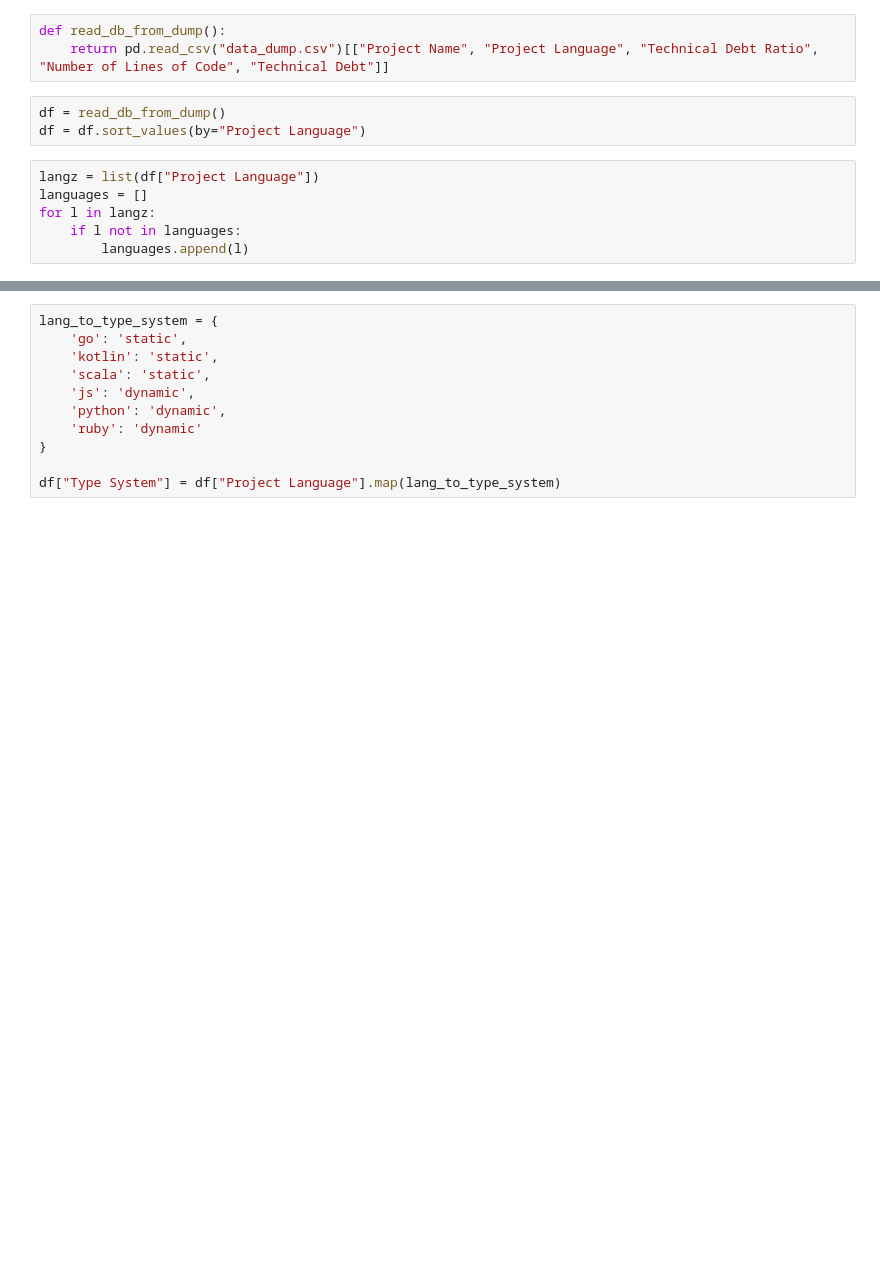
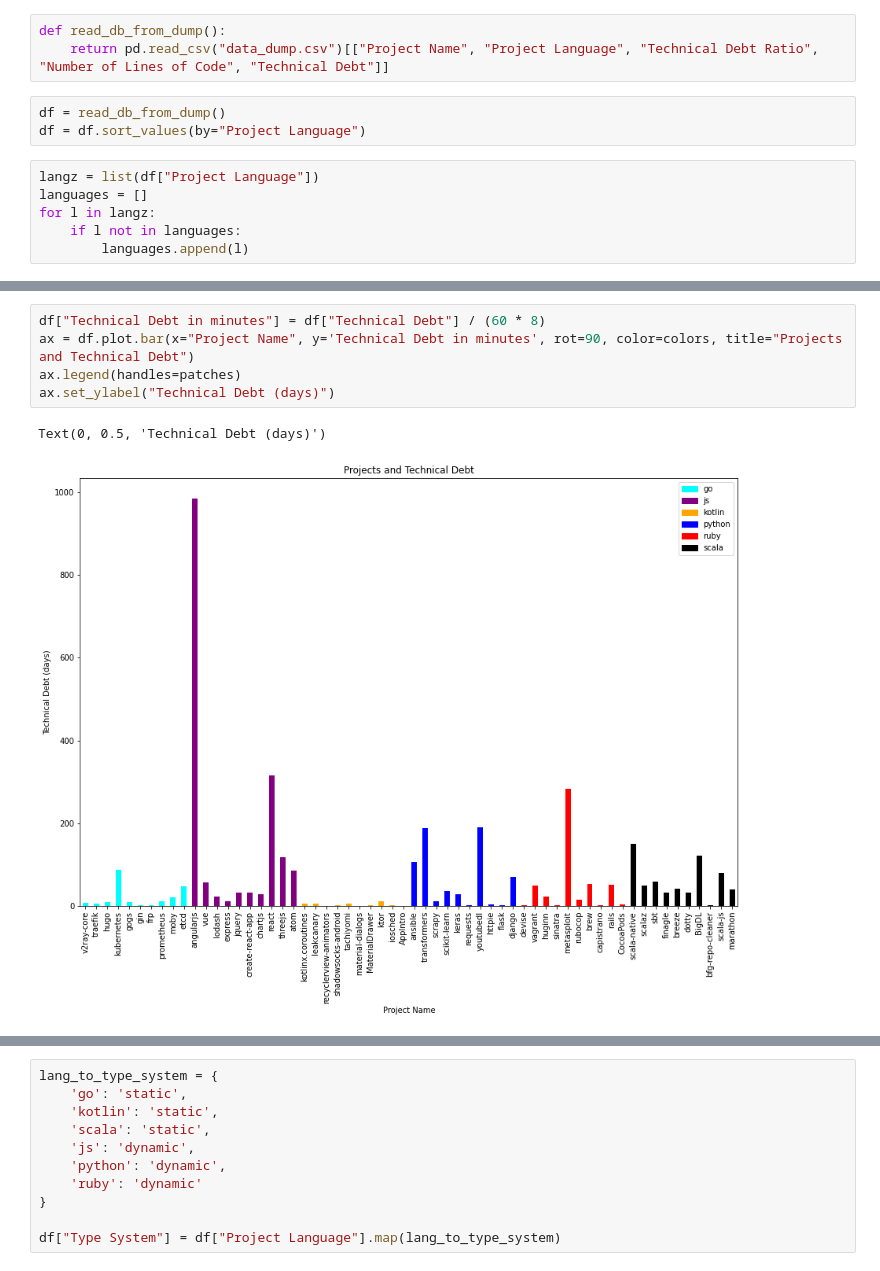
Before and after one commit to rhaeguard/static-vs-dynamic-research-project, a Jupyter notebook: scripts/data-collection/visualize.ipynb, the cells around one changed output, grey strips where cells are left out. Drawn from its saved outputs; the diff is of its cells as text; blank space fills up the shorter version.

```diff
--- a/scripts/data-collection/visualize.ipynb
+++ b/scripts/data-collection/visualize.ipynb
@@ -38,3 +40,11 @@ ax.get_figure().savefig('tdr.jpg')
+# %%
+df["Technical Debt in minutes"] = df["Technical Debt"] / (60 * 8)
+ax = df.plot.bar(x="Project Name", y='Technical Debt in minutes', rot=90, color=colors, title="Projects and Technical Debt")
+ax.legend(handles=patches)
+ax.set_ylabel("Technical Debt (days)")
+# %% [output]
+Text(0, 0.5, 'Technical Debt (days)')
+[figure, added]
 # %%
 plt.rcParams["figure.figsize"] = [5, 5]
 
```
Also changed, not shown: parts of 5 cells of this notebook, 1 other file.
